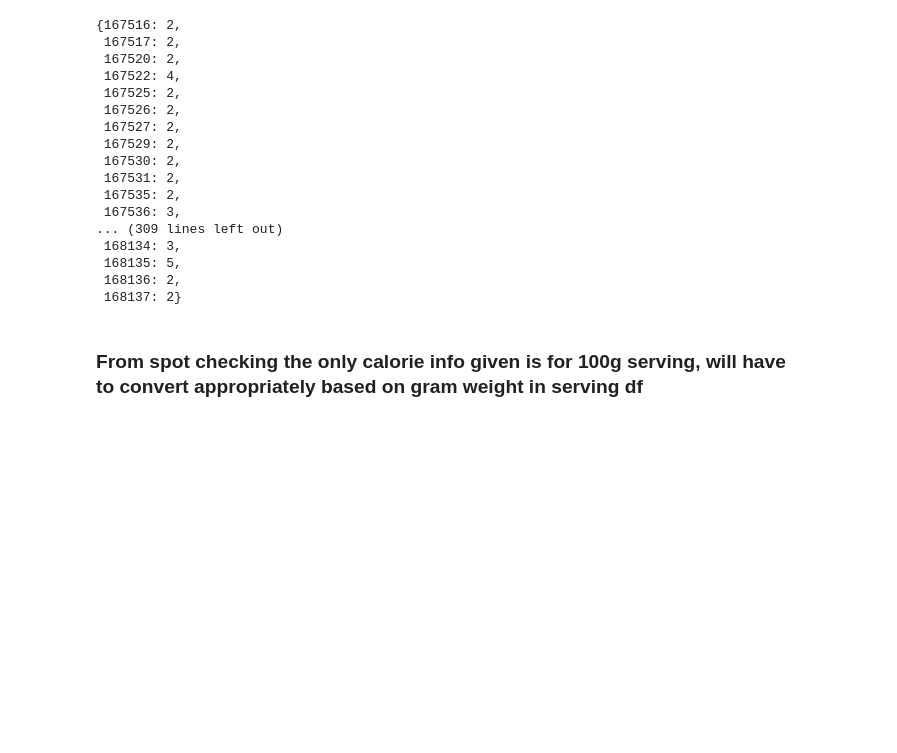
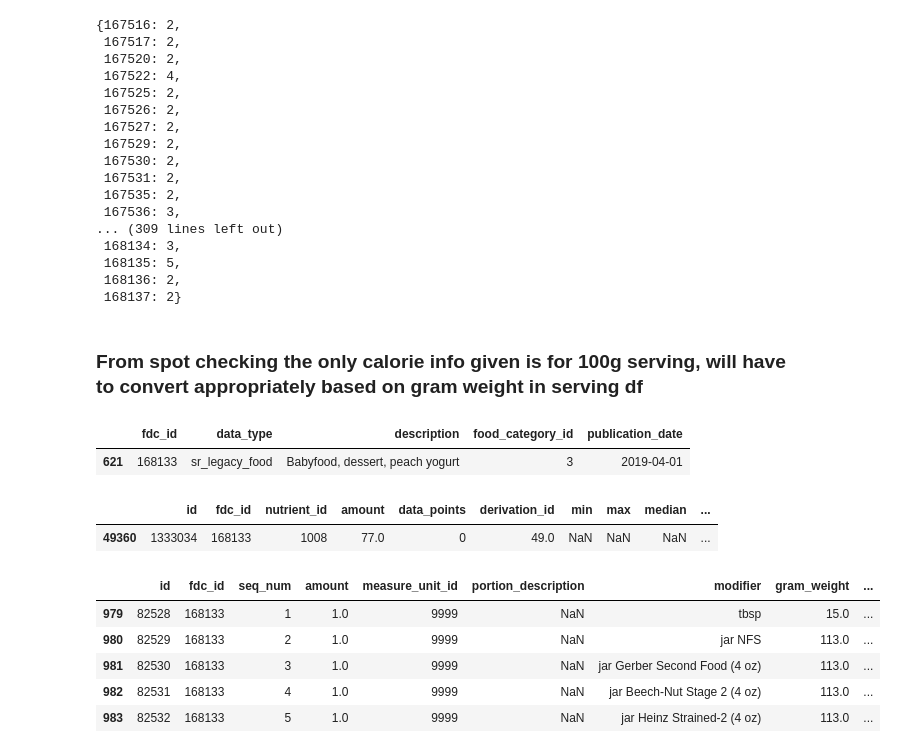
Before and after one commit to devjoshdev/food-data-central-store, a Jupyter notebook: sr_legacy_foods.ipynb, the cells around one changed output. Saved outputs shown, nothing was run; the diff lists cells and outputs as text; code cells hidden in the pictures; blank space fills up the shorter version.

```diff
--- a/sr_legacy_foods.ipynb
+++ b/sr_legacy_foods.ipynb
@@ -167,3 +167,22 @@ dupes
  168137: 2}
 # %% [markdown]
 ### From spot checking the only calorie info given is for 100g serving, will have to convert appropriately based on gram weight in serving df
+# %%
+food_df.loc[food_df["fdc_id"] == 168133]
+# %% [output]
+|  | fdc_id | data_type | description | food_category_id | publication_date |
+| 621 | 168133 | sr_legacy_food | Babyfood, dessert, peach yogurt | 3 | 2019-04-01 |
+# %%
+calorie_df.loc[calorie_df["fdc_id"] == 168133]
+# %% [output]
+|  | id | fdc_id | nutrient_id | amount | data_points | derivation_id | min | max | median | ... |
+| 49360 | 1333034 | 168133 | 1008 | 77.0 | 0 | 49.0 | NaN | NaN | NaN | ... |
+# %%
+food_portion_df.loc[food_portion_df["fdc_id"] == 168133]
+# %% [output]
+|  | id | fdc_id | seq_num | amount | measure_unit_id | portion_description | modifier | gram_weight | ... |
+| 979 | 82528 | 168133 | 1 | 1.0 | 9999 | NaN | tbsp | 15.0 | ... |
+| 980 | 82529 | 168133 | 2 | 1.0 | 9999 | NaN | jar NFS | 113.0 | ... |
+| 981 | 82530 | 168133 | 3 | 1.0 | 9999 | NaN | jar Gerber Second Food (4 oz) | 113.0 | ... |
+| 982 | 82531 | 168133 | 4 | 1.0 | 9999 | NaN | jar Beech-Nut Stage 2 (4 oz) | 113.0 | ... |
+| 983 | 82532 | 168133 | 5 | 1.0 | 9999 | NaN | jar Heinz Strained-2 (4 oz) | 113.0 | ... |
```
Also changed, not shown: parts of 1 cell of this notebook.
